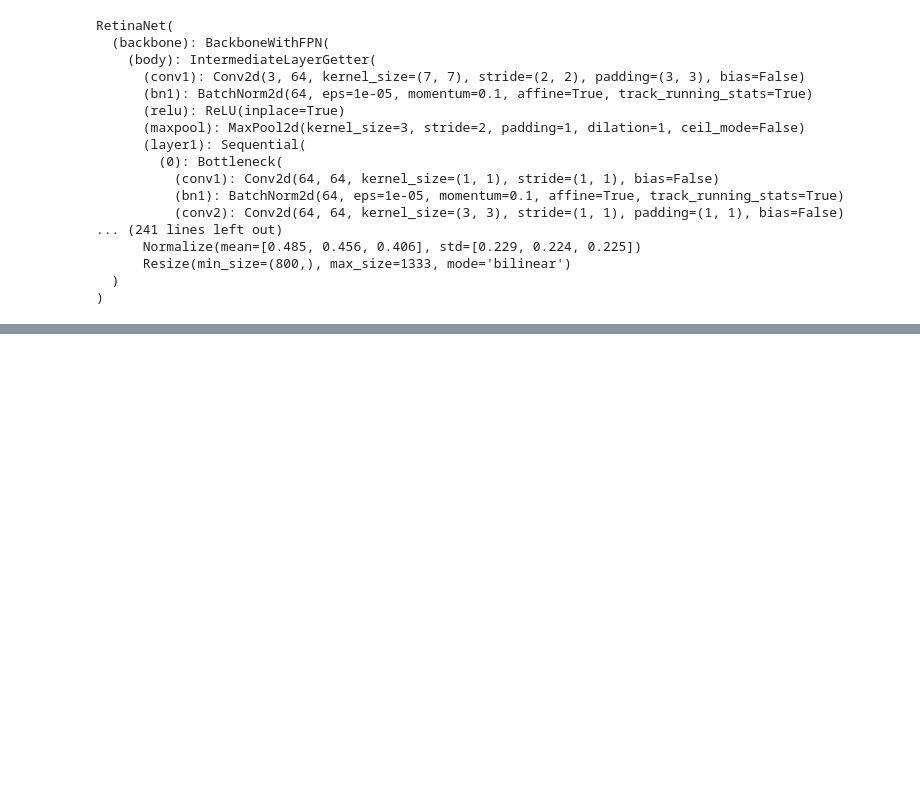
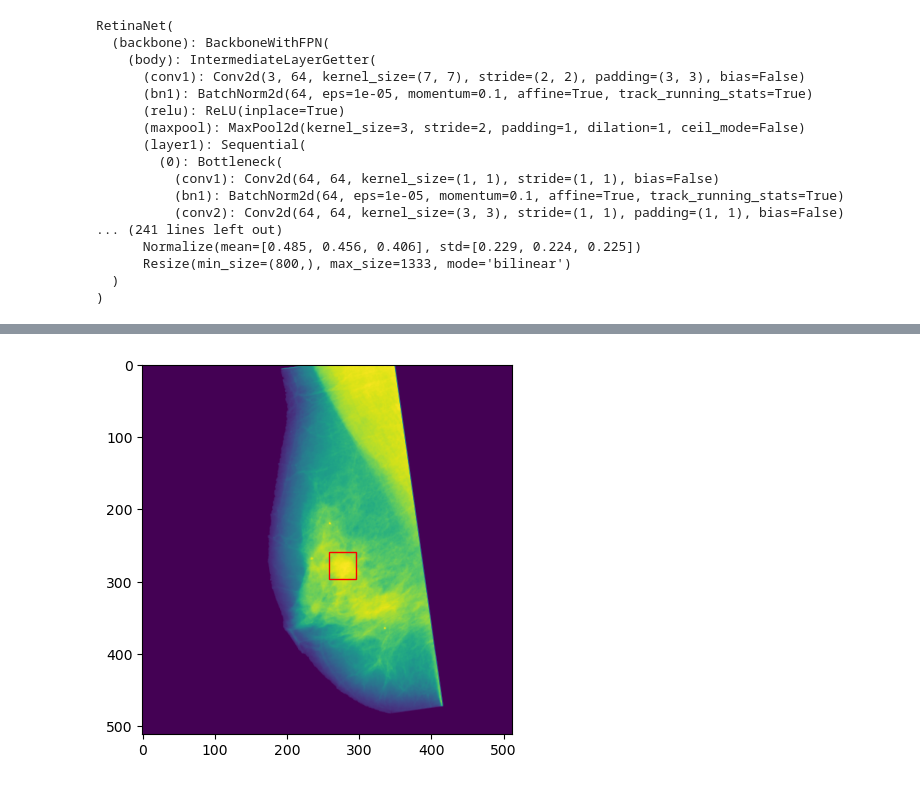
Before and after one commit to saragracebiddle/bioe486_project, a Jupyter notebook: retinaNet.ipynb, the cells around one changed output, grey strips where cells are left out. Drawn from its saved outputs; the diff is of its cells as text; code cells hidden in the pictures; blank space fills up the shorter version.

```diff
--- a/retinaNet.ipynb
+++ b/retinaNet.ipynb
@@ -126,6 +133,7 @@ RetinaNet(
 )
 # %%
 from torchmetrics.detection.mean_ap import MeanAveragePrecision
+from tqdm.auto import tqdm
 num_epochs = 20
 #config_retina.NUM_EPOCHS
 device = torch.device('cuda') if torch.cuda.is_available() else torch.device('cpu')
@@ -147,28 +155,33 @@ map_50_list = []
 for epoch in range(num_epochs):
     model.train()
     epoch_loss = 0
-
-    for imgs, annotations in train_dataloader:
+    prog_bar = tqdm(train_dataloader, total=len_dataloader)
+    for i, data in enumerate(prog_bar):
+        optimizer.zero_grad()
+        imgs, annotations = data
         imgs = list(img.to(device) for img in imgs)
         annotations = [{k: v.to(device) for k, v in t.items()} for t in annotations]
-        loss_dict = model([imgs[0]], [annotations[0]])
+        loss_dict = model(imgs, annotations)
         losses = sum(loss for loss in loss_dict.values())
+        loss_value = losses.item()
 
-        optimizer.zero_grad()
+
         losses.backward()
         optimizer.step()
 
         epoch_loss += losses.item()  # Make sure to use .item() to extract scalar from tensor
-
+    prog_bar.set_description(desc=f"Loss: {loss_value:.4f}")
     print(f"Epoch {epoch+1}/{num_epochs}, Loss: {epoch_loss}")
     train_losses.append(epoch_loss)
 
     # validation
     model.eval()
+    prog_bar = tqdm(valid_dataloader, total=len(valid_dataloader))
     test_loss = 0
     target = []
     preds = []
-    for imgs, annotations in test_dataloader:
+    for i, data in enumerate(prog_bar):
+        imgs, annotations = data
         imgs = list(img.to(device) for img in imgs)
         annotations = [{k: v.to(device) for k, v in t.items()} for t in annotations]
         with torch.no_grad():
@@ -261,0 +382,4 @@ axs[1] = plot_image(imgs[idx], annotations[idx])
+# %%
+plot_image(imgs[idx], annotations[idx])
+# %% [output]
+[figure, added]
```
Also changed, not shown: parts of 9 cells of this notebook, 1 other file.
